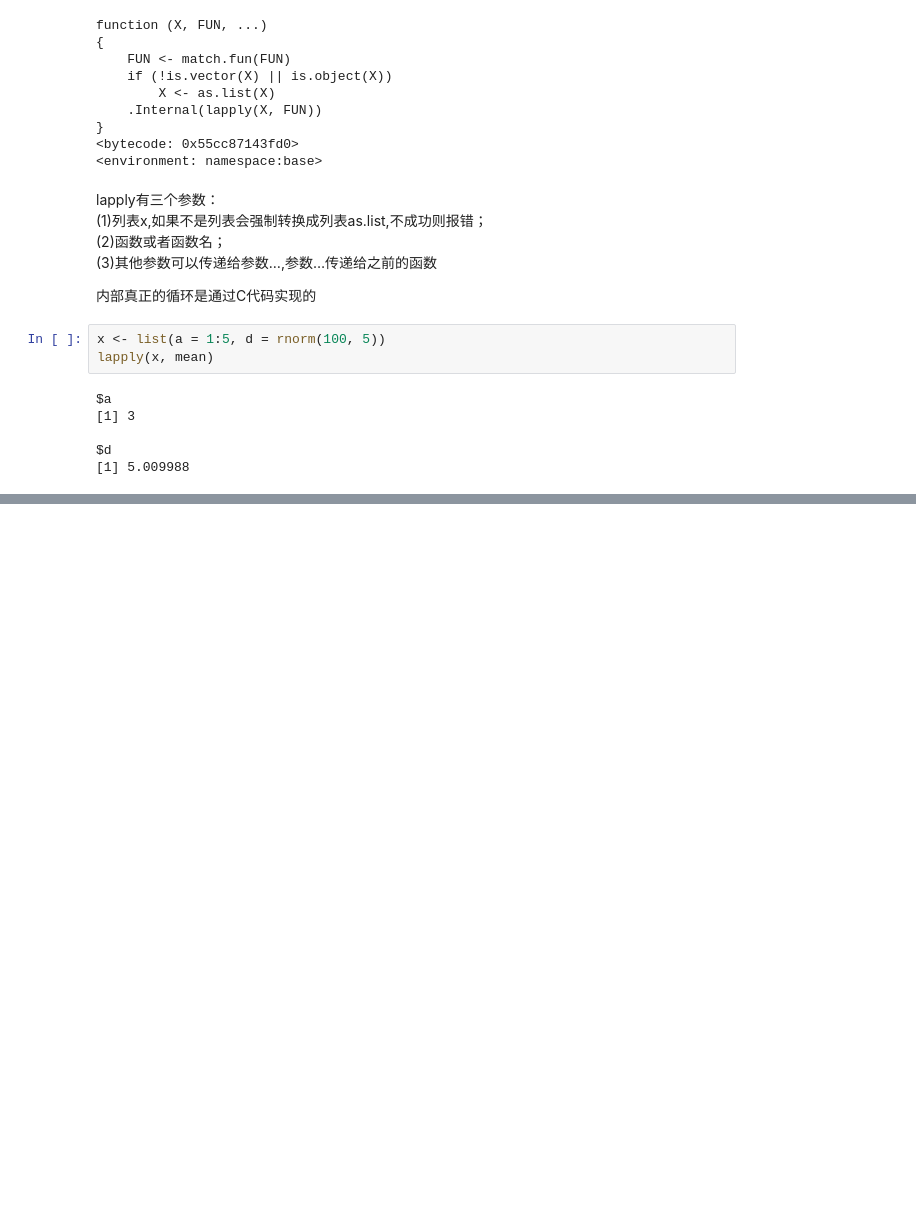
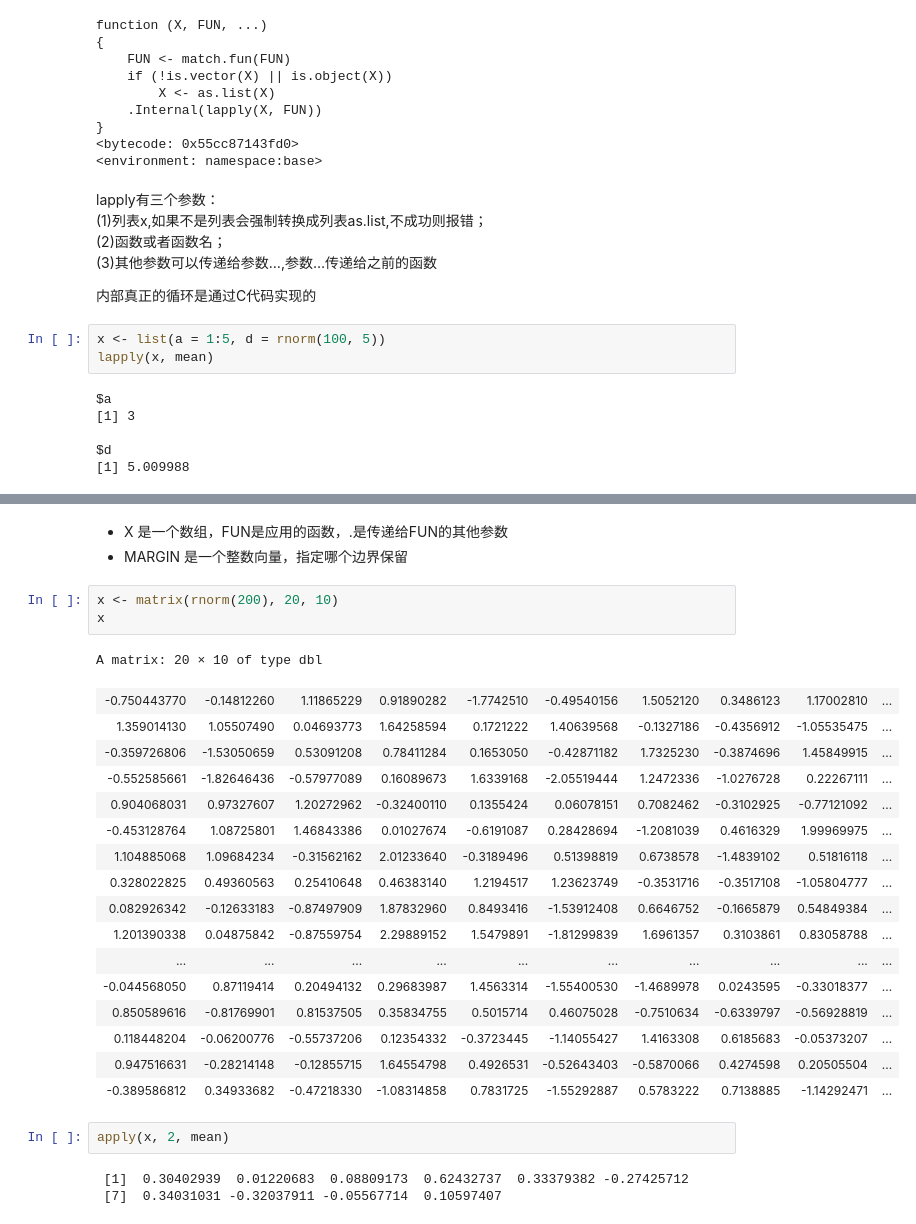
Before and after one commit to daiyizheng/DL, a Jupyter notebook: 97-bioinformatics/R_project/R_base/循环函数.ipynb, the cells around one changed output, grey strips where cells are left out. Cells and saved outputs as stored; diff of their text form; blank space fills up the shorter version.

```diff
--- a/97-bioinformatics/R_project/R_base/循环函数.ipynb
+++ b/97-bioinformatics/R_project/R_base/循环函数.ipynb
@@ -51,0 +120,29 @@ lapply(x, runif)
+# %% [markdown]
+- X  是一个数组，FUN是应用的函数，.是传递给FUN的其他参数
+- MARGIN  是一个整数向量，指定哪个边界保留
+# %%
+x <- matrix(rnorm(200), 20, 10)
+x
+# %% [output]
+A matrix: 20 × 10 of type dbl
+| -0.750443770 | -0.14812260 | 1.11865229 | 0.91890282 | -1.7742510 | -0.49540156 | 1.5052120 | 0.3486123 | 1.17002810 | ... |
+| 1.359014130 | 1.05507490 | 0.04693773 | 1.64258594 | 0.1721222 | 1.40639568 | -0.1327186 | -0.4356912 | -1.05535475 | ... |
+| -0.359726806 | -1.53050659 | 0.53091208 | 0.78411284 | 0.1653050 | -0.42871182 | 1.7325230 | -0.3874696 | 1.45849915 | ... |
+| -0.552585661 | -1.82646436 | -0.57977089 | 0.16089673 | 1.6339168 | -2.05519444 | 1.2472336 | -1.0276728 | 0.22267111 | ... |
+| 0.904068031 | 0.97327607 | 1.20272962 | -0.32400110 | 0.1355424 | 0.06078151 | 0.7082462 | -0.3102925 | -0.77121092 | ... |
+| -0.453128764 | 1.08725801 | 1.46843386 | 0.01027674 | -0.6191087 | 0.28428694 | -1.2081039 | 0.4616329 | 1.99969975 | ... |
+| 1.104885068 | 1.09684234 | -0.31562162 | 2.01233640 | -0.3189496 | 0.51398819 | 0.6738578 | -1.4839102 | 0.51816118 | ... |
+| 0.328022825 | 0.49360563 | 0.25410648 | 0.46383140 | 1.2194517 | 1.23623749 | -0.3531716 | -0.3517108 | -1.05804777 | ... |
+| 0.082926342 | -0.12633183 | -0.87497909 | 1.87832960 | 0.8493416 | -1.53912408 | 0.6646752 | -0.1665879 | 0.54849384 | ... |
+| 1.201390338 | 0.04875842 | -0.87559754 | 2.29889152 | 1.5479891 | -1.81299839 | 1.6961357 | 0.3103861 | 0.83058788 | ... |
+| ... | ... | ... | ... | ... | ... | ... | ... | ... | ... |
+| -0.044568050 | 0.87119414 | 0.20494132 | 0.29683987 | 1.4563314 | -1.55400530 | -1.4689978 | 0.0243595 | -0.33018377 | ... |
+| 0.850589616 | -0.81769901 | 0.81537505 | 0.35834755 | 0.5015714 | 0.46075028 | -0.7510634 | -0.6339797 | -0.56928819 | ... |
+| 0.118448204 | -0.06200776 | -0.55737206 | 0.12354332 | -0.3723445 | -1.14055427 | 1.4163308 | 0.6185683 | -0.05373207 | ... |
+| 0.947516631 | -0.28214148 | -0.12855715 | 1.64554798 | 0.4926531 | -0.52643403 | -0.5870066 | 0.4274598 | 0.20505504 | ... |
+| -0.389586812 | 0.34933682 | -0.47218330 | -1.08314858 | 0.7831725 | -1.55292887 | 0.5783222 | 0.7138885 | -1.14292471 | ... |
+# %%
+apply(x, 2, mean)
+# %% [output]
+ [1]  0.30402939  0.01220683  0.08809173  0.62432737  0.33379382 -0.27425712
+ [7]  0.34031031 -0.32037911 -0.05567714  0.10597407
```
Also changed, not shown: parts of 42 cells of this notebook, 6 other files.
